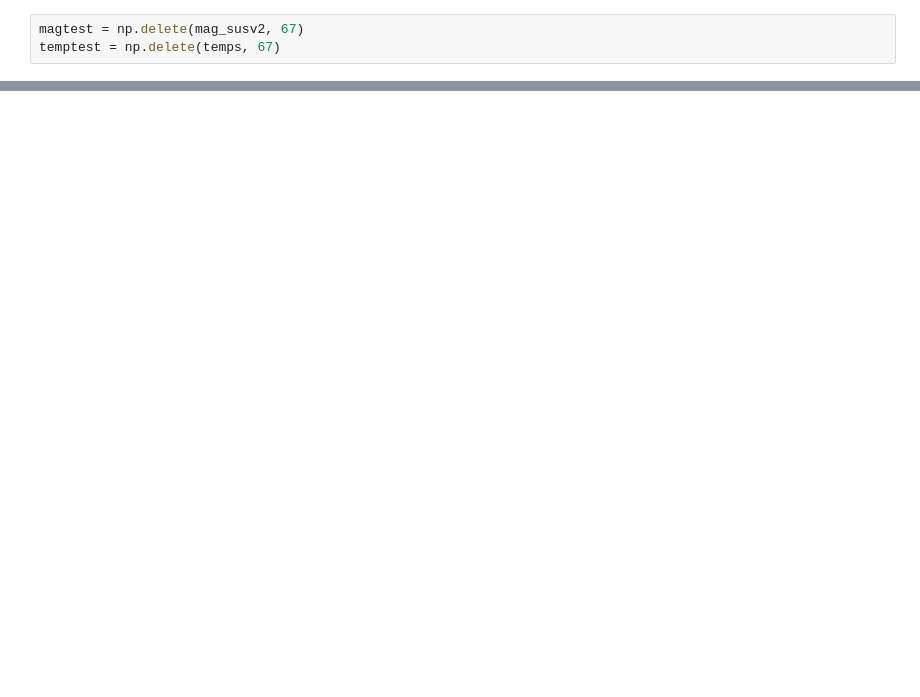
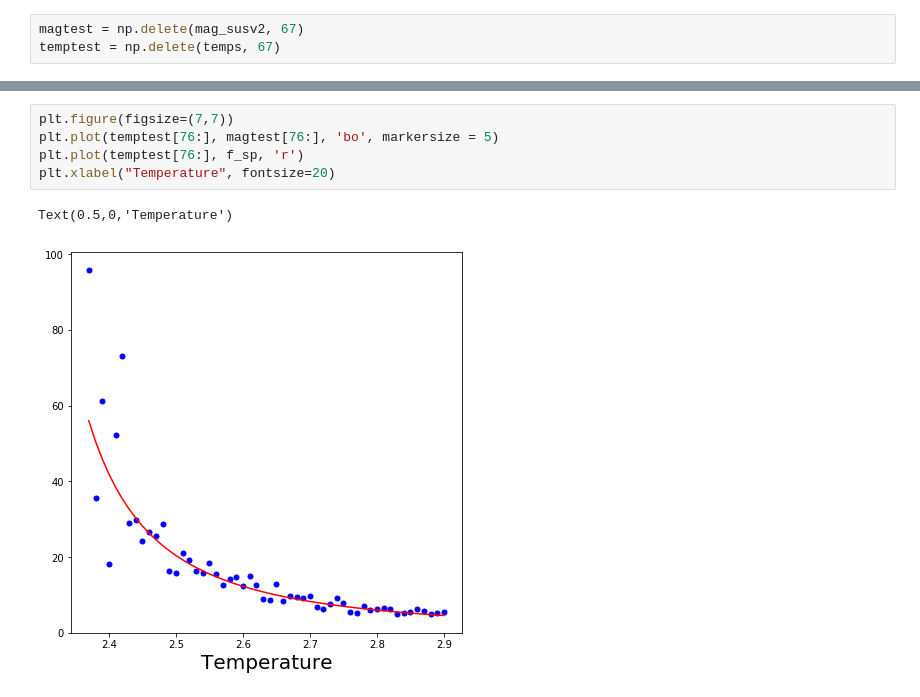
Before and after one commit to kaitshin/PHYSICS113-final-project, a Jupyter notebook: Metropolis Critical Exp.ipynb, the cells around one changed output, grey strips where cells are left out. Drawn from its saved outputs; the diff is of its cells as text; blank space fills up the shorter version.

```diff
--- a/Metropolis Critical Exp.ipynb
+++ b/Metropolis Critical Exp.ipynb
@@ -133,0 +191,8 @@ Text(0.5,0,'Temperature')
+# %%
+plt.figure(figsize=(7,7))
+plt.plot(temptest[76:], magtest[76:], 'bo', markersize = 5)
+plt.plot(temptest[76:], f_sp, 'r')
+plt.xlabel("Temperature", fontsize=20)
+# %% [output]
+Text(0.5,0,'Temperature')
+[figure, added]
```
Also changed, not shown: parts of 50 cells of this notebook.
